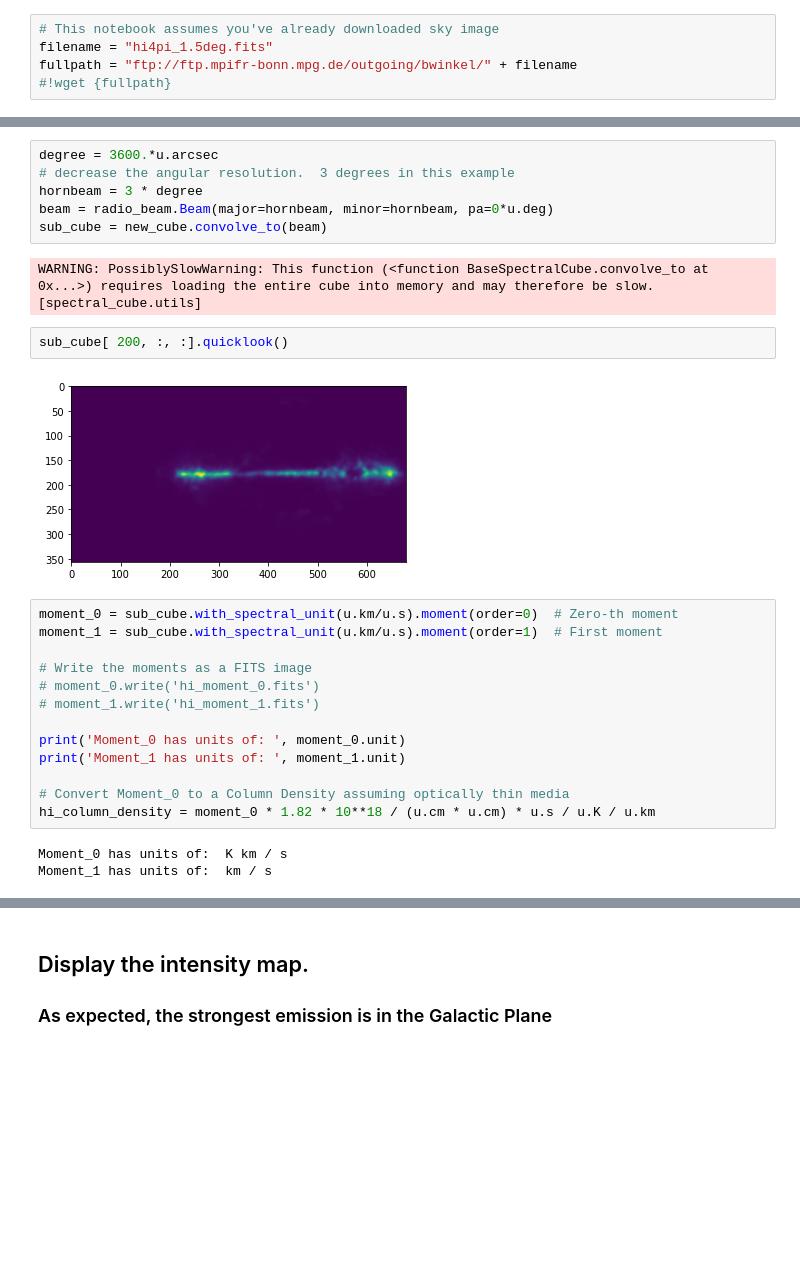
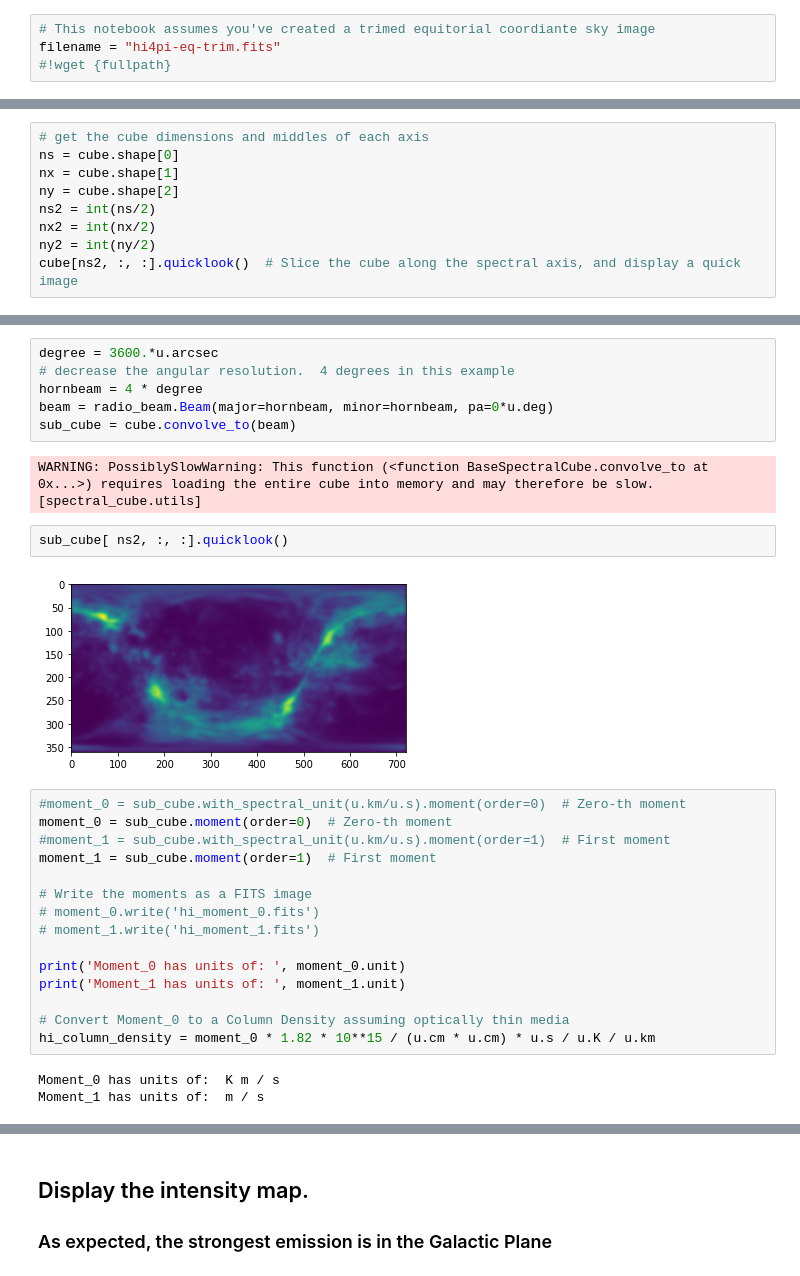
Before and after one commit to glangsto/hi4pi, a Jupyter notebook: HI4PI-Smooth.ipynb, the cells around one changed output, grey strips where cells are left out. Cells and saved outputs as stored; diff of their text form; blank space fills up the shorter version.

```diff
--- a/HI4PI-Smooth.ipynb
+++ b/HI4PI-Smooth.ipynb
@@ -17,9 +22,8 @@ import radio_beam
 # %% [markdown]
 Upload the Bonn HI4PI cube with 1.5degree resolution
 # %%
-# This notebook assumes you've already downloaded sky image
-filename = "hi4pi_1.5deg.fits"
-fullpath = "ftp://ftp.mpifr-bonn.mpg.de/outgoing/bwinkel/" + filename
+# This notebook assumes you've created a trimed equitorial coordiante sky image
+filename = "hi4pi-eq-trim.fits"
 #!wget {fullpath}
 # %%
 # install the cube and projection code
@@ -62,0 +59,9 @@ cube[170, :, :].quicklook()  # Slice the cube along the spectral axis, and displ
+# %%
+# get the cube dimensions and middles of each axis
+ns = cube.shape[0]
+nx = cube.shape[1]
+ny = cube.shape[2]
+ns2 = int(ns/2)
+nx2 = int(nx/2)
+ny2 = int(ny/2)
+cube[ns2, :, :].quicklook()  # Slice the cube along the spectral axis, and display a quick image
@@ -91,18 +95,20 @@ NAXIS : 680  357  343
 # %%
 degree = 3600.*u.arcsec
-# decrease the angular resolution.  3 degrees in this example
-hornbeam = 3 * degree
+# decrease the angular resolution.  4 degrees in this example
+hornbeam = 4 * degree
 beam = radio_beam.Beam(major=hornbeam, minor=hornbeam, pa=0*u.deg)
-sub_cube = new_cube.convolve_to(beam)
+sub_cube = cube.convolve_to(beam)
 # %% [output]
 WARNING: PossiblySlowWarning: This function (<function BaseSpectralCube.convolve_to at 0x...>) requires loading the entire cube into memory and may therefore be slow. [spectral_cube.utils]
 # %%
-sub_cube[ 200, :, :].quicklook()
+sub_cube[ ns2, :, :].quicklook()
 # %% [output]
-[figure, old version]
+[figure, new version]
 # %%
-moment_0 = sub_cube.with_spectral_unit(u.km/u.s).moment(order=0)  # Zero-th moment
-moment_1 = sub_cube.with_spectral_unit(u.km/u.s).moment(order=1)  # First moment
+#moment_0 = sub_cube.with_spectral_unit(u.km/u.s).moment(order=0)  # Zero-th moment
+moment_0 = sub_cube.moment(order=0)  # Zero-th moment
+#moment_1 = sub_cube.with_spectral_unit(u.km/u.s).moment(order=1)  # First moment
+moment_1 = sub_cube.moment(order=1)  # First moment
 
 # Write the moments as a FITS image
 # moment_0.write('hi_moment_0.fits')
@@ -112,10 +118,10 @@ print('Moment_0 has units of: ', moment_0.unit)
 print('Moment_1 has units of: ', moment_1.unit)
 
 # Convert Moment_0 to a Column Density assuming optically thin media
-hi_column_density = moment_0 * 1.82 * 10**18 / (u.cm * u.cm) * u.s / u.K / u.km
+hi_column_density = moment_0 * 1.82 * 10**15 / (u.cm * u.cm) * u.s / u.K / u.km
 # %% [output]
-Moment_0 has units of:  K km / s
-Moment_1 has units of:  km / s
+Moment_0 has units of:  K m / s
+Moment_1 has units of:  m / s
 # %%
 print(moment_1.wcs)  # Examine the WCS object associated with the moment map
 # %% [output]
```
Also changed, not shown: parts of 17 cells of this notebook, 3 other files.
